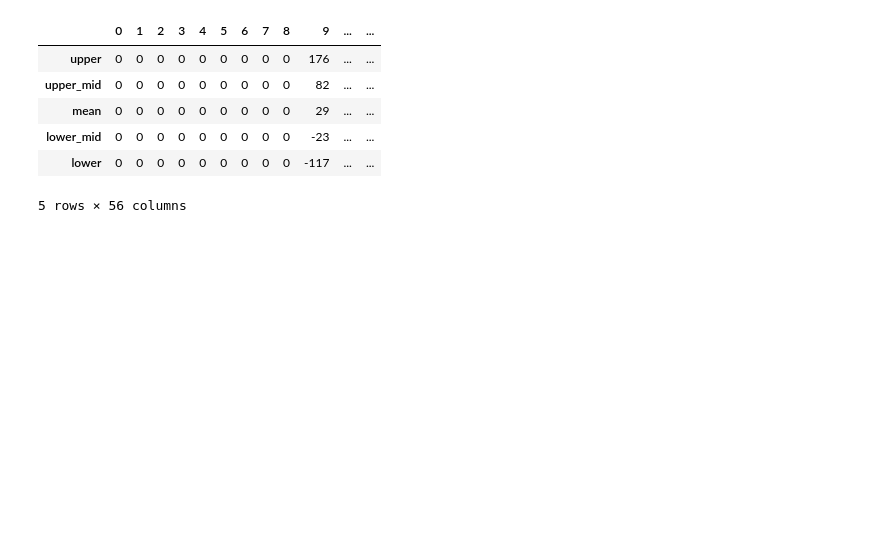
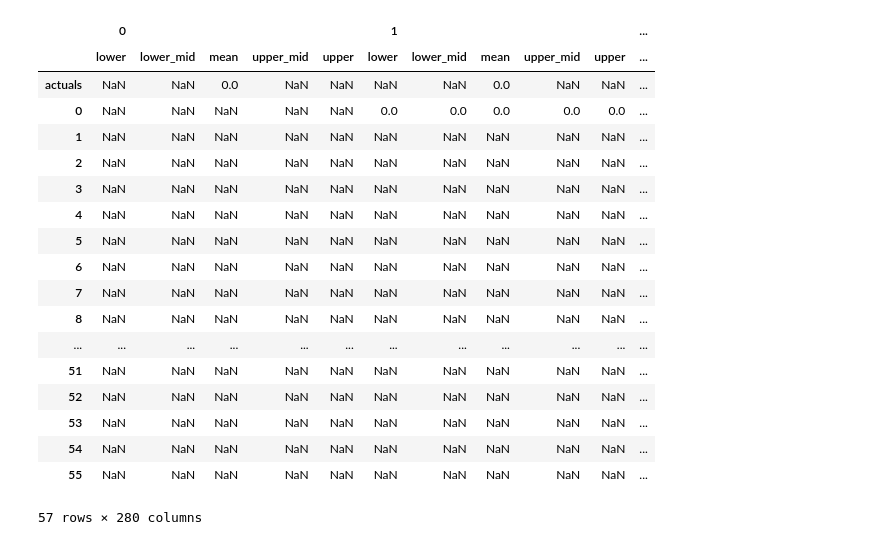
Before and after one commit to ZakirBAhmad/CherryOnTop, a Jupyter notebook: storyboard/this_season.ipynb, the cells around one changed output. Cells and saved outputs as stored; diff of their text form; code cells hidden in the pictures; blank space fills up the shorter version.

Commit message:
display table, and storyboard changes

```diff
--- a/storyboard/this_season.ipynb
+++ b/storyboard/this_season.ipynb
@@ -38,0 +37,2 @@ final_preds = {'upper':upper,'upper_mid':upper_mid,'mean':mean,'lower_mid':lower
+# %%
+final_preds = np.stack([lower,lower_mid,mean,upper_mid,upper],axis=-1)
@@ -50,10 +45,24 @@ df_preds = pd.DataFrame({
-# %%
-df_preds.T.astype(int)
-# %% [output]
-|  | 0 | 1 | 2 | 3 | 4 | 5 | 6 | 7 | 8 | 9 | ... | ... |
-| upper | 0 | 0 | 0 | 0 | 0 | 0 | 0 | 0 | 0 | 176 | ... | ... |
-| upper_mid | 0 | 0 | 0 | 0 | 0 | 0 | 0 | 0 | 0 | 82 | ... | ... |
-| mean | 0 | 0 | 0 | 0 | 0 | 0 | 0 | 0 | 0 | 29 | ... | ... |
-| lower_mid | 0 | 0 | 0 | 0 | 0 | 0 | 0 | 0 | 0 | -23 | ... | ... |
-| lower | 0 | 0 | 0 | 0 | 0 | 0 | 0 | 0 | 0 | -117 | ... | ... |
-5 rows × 56 columns
+# %%
+df = table.class_prediction_history(final_preds, season_act, 'Uva', idx_dict)
+# %%
+df.round()
+# %% [output]
+|  | 0 |  |  |  |  | 1 |  |  |  |  | ... |
+|  | lower | lower_mid | mean | upper_mid | upper | lower | lower_mid | mean | upper_mid | upper | ... |
+| actuals | NaN | NaN | 0.0 | NaN | NaN | NaN | NaN | 0.0 | NaN | NaN | ... |
+| 0 | NaN | NaN | NaN | NaN | NaN | 0.0 | 0.0 | 0.0 | 0.0 | 0.0 | ... |
+| 1 | NaN | NaN | NaN | NaN | NaN | NaN | NaN | NaN | NaN | NaN | ... |
+| 2 | NaN | NaN | NaN | NaN | NaN | NaN | NaN | NaN | NaN | NaN | ... |
+| 3 | NaN | NaN | NaN | NaN | NaN | NaN | NaN | NaN | NaN | NaN | ... |
+| 4 | NaN | NaN | NaN | NaN | NaN | NaN | NaN | NaN | NaN | NaN | ... |
+| 5 | NaN | NaN | NaN | NaN | NaN | NaN | NaN | NaN | NaN | NaN | ... |
+| 6 | NaN | NaN | NaN | NaN | NaN | NaN | NaN | NaN | NaN | NaN | ... |
+| 7 | NaN | NaN | NaN | NaN | NaN | NaN | NaN | NaN | NaN | NaN | ... |
+| 8 | NaN | NaN | NaN | NaN | NaN | NaN | NaN | NaN | NaN | NaN | ... |
+| ... | ... | ... | ... | ... | ... | ... | ... | ... | ... | ... | ... |
+| 51 | NaN | NaN | NaN | NaN | NaN | NaN | NaN | NaN | NaN | NaN | ... |
+| 52 | NaN | NaN | NaN | NaN | NaN | NaN | NaN | NaN | NaN | NaN | ... |
+| 53 | NaN | NaN | NaN | NaN | NaN | NaN | NaN | NaN | NaN | NaN | ... |
+| 54 | NaN | NaN | NaN | NaN | NaN | NaN | NaN | NaN | NaN | NaN | ... |
+| 55 | NaN | NaN | NaN | NaN | NaN | NaN | NaN | NaN | NaN | NaN | ... |
+57 rows × 280 columns
```
Also changed, not shown: parts of 4 cells of this notebook, 3 other files.
